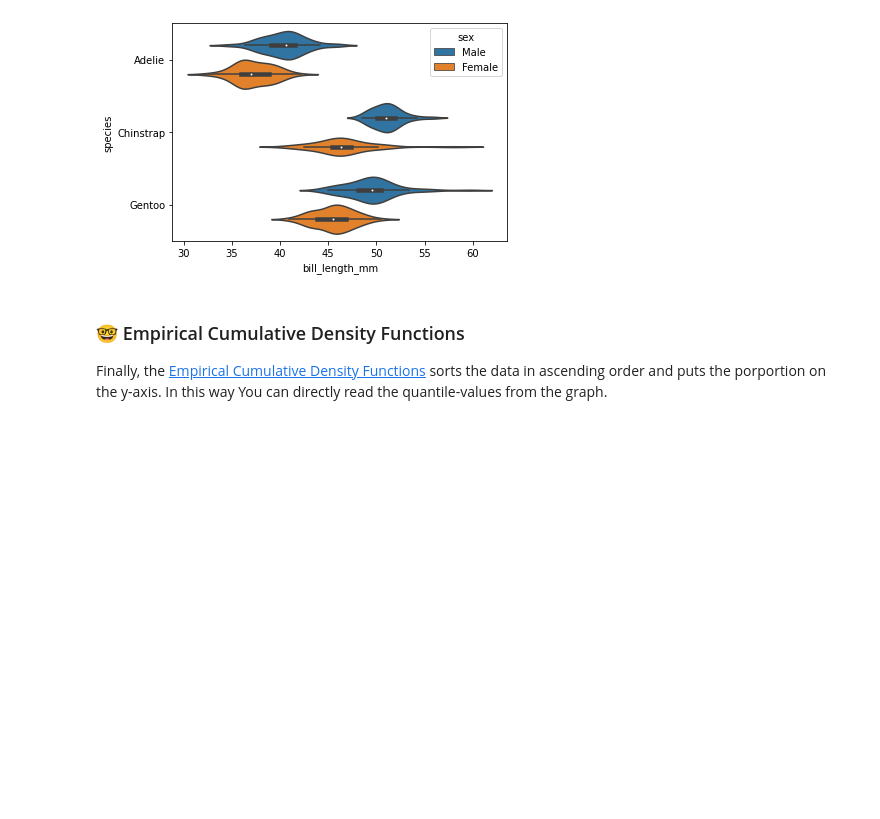
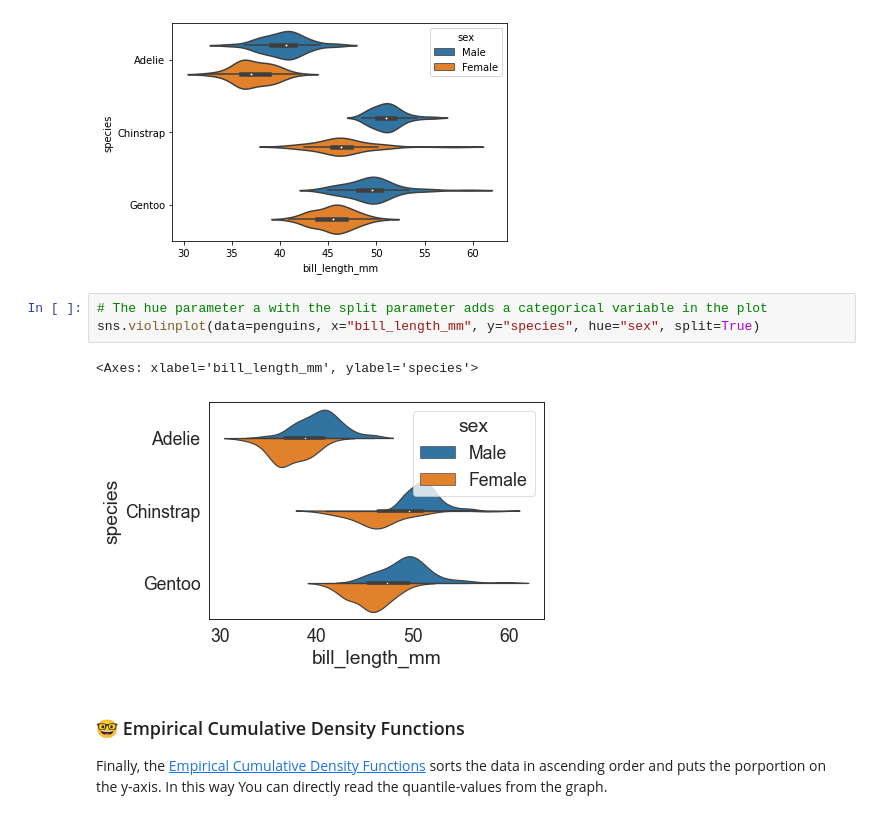
Before and after one commit to jhumci/BLT_BDS, a Jupyter notebook: 4_Visualisierung_und_Datenbanken.ipynb, the cells around one changed output. Cells and saved outputs as stored; diff of their text form; blank space fills up the shorter version.

```diff
--- a/4_Visualisierung_und_Datenbanken.ipynb
+++ b/4_Visualisierung_und_Datenbanken.ipynb
@@ -144,6 +256,12 @@ sns.violinplot(data=penguins, x="bill_length_mm", y="species", hue="sex")
 # %% [output]
 <matplotlib.axes._subplots.AxesSubplot at 0x...>
 [figure]
+# %%
+# The hue parameter a with the split parameter adds a categorical variable in the plot
+sns.violinplot(data=penguins, x="bill_length_mm", y="species", hue="sex", split=True)
+# %% [output]
+<Axes: xlabel='bill_length_mm', ylabel='species'>
+[figure, added]
 # %% [markdown]
 ### 🤓 Empirical Cumulative Density Functions
 
```
Also changed, not shown: parts of 30 cells of this notebook, 1 other file.
